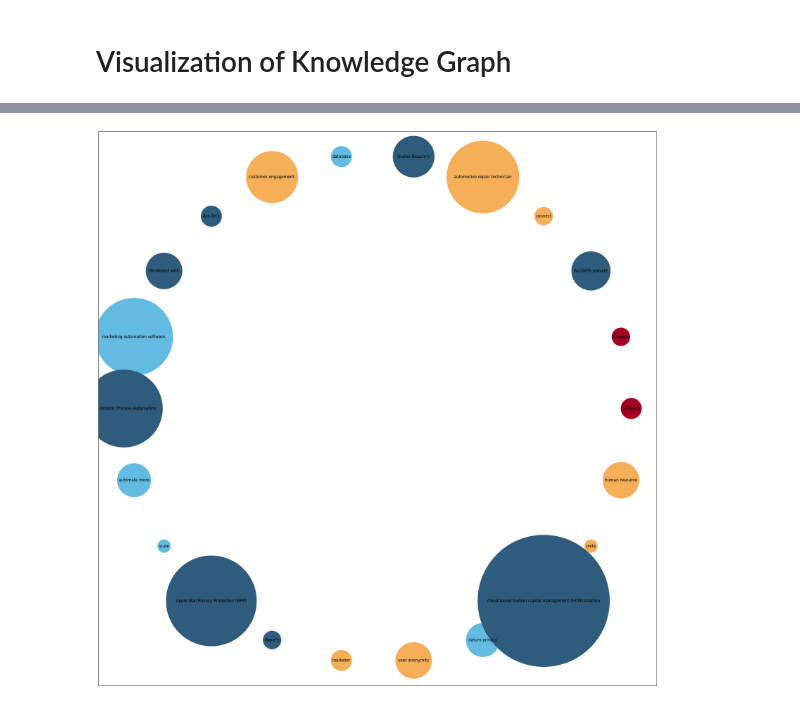
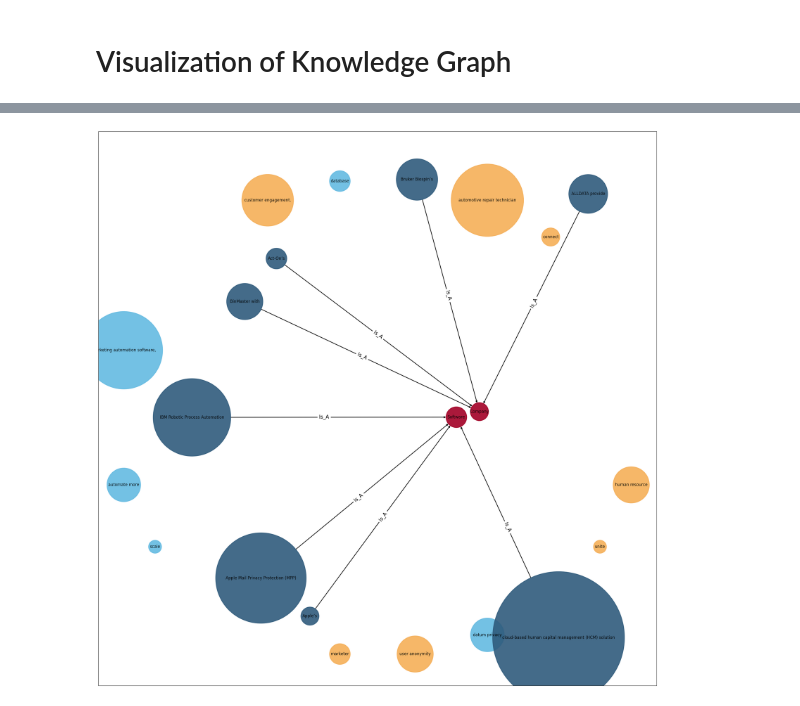
Before and after one commit to athuln-99/BaselineCode, a Jupyter notebook: src/KG Construction.ipynb, the cells around one changed output, grey strips where cells are left out. Drawn from its saved outputs; the diff is of its cells as text; code cells hidden in the pictures.

Commit message:
preprocessing entities for knowledge graph done

```diff
--- a/src/KG Construction.ipynb
+++ b/src/KG Construction.ipynb
@@ -269 +242,5 @@ prediction = pred[0]
+# %%
+noun_based_enitites = ['Company_Name','Internal_Organization', 'Software_Name']
+
+rest_entities = ['Software_Purpose','Development_Scalability','Transaction_Scalability', 'Data_Scalability', 'Userbase_Information']
 # %%
@@ -356,3 +454,11 @@ all_inputs
    'I-Transaction_Scalability',
    'O'],
   'all_entities': ['Development_Scalability', 'Transaction_Scalability']}]
+# %%
+for a in all_inputs:
+    for i in rest_entities:
+        if i in a:
+            print(i,a[i])
+    for i in noun_based_enitites:
+        if i in a:
+            print(i,a[i])
@@ -381,0 +596,14 @@ labels_to_colours = {'Transaction_Scalability': '#64BBE2',
+# %%
+def has_scalability_characteristics_from(input_information, check_string, edge_labels, edges):
+    # Checking if the entities exist
+    if check_string in input_information['all_entities']:
+
+        edge_label = "Has_" + check_string + "_Characteristics_From"
+        # Adding all the Is_A edges
+        for i in input_information[check_string]:
+
+            software_name_node = input_information['Software_Name'][0]
+
+            edges.append([i,i])
+            edge_labels[(i,i)] = edge_label
+    return edge_labels, edges
@@ -399,9 +630,16 @@ for d in all_inputs:
             # adding to the list of nodes
             nodes.append((i,{"color":labels_to_colours[e]}))
 
-    count += 1
-    if count > 5:
-        break
+    # Placing the "Is_A" edges for Software_Name and Company_Name
+    edge_labels, edges = connect_is_a_edged(d, "Software_Name", edge_labels, edges)
+    edge_labels, edges = connect_is_a_edged(d, "Company_Name", edge_labels, edges)
+
+    # Placing the scalability charectisitics edge labels
+    print(d)
+    if 'Data_Scalability' in d:
+        edge_labels, edges = has_scalability_characteristics_from(d, "Data_Scalability", edge_labels, edges)
+
 
 # Add nodes to the graph
 G.add_nodes_from(nodes)
+G.add_edges_from(edges)
@@ -408,25 +661,28 @@ G.add_nodes_from(nodes)
 # %%
 # Compute the positions of nodes using the Kamada-Kawai layout algorithm
 positions = nx.kamada_kawai_layout(G)
 
 # Extract the node information from the graph
 nodes = list(G.nodes(data=True))
 
 node_colors = [b['color'] for (a,b) in nodes]
 labels = {node[0]: node[1].get('label', str(node[0])) for node in nodes}
 node_sizes = [len(label) ** 2 * 60 for label in labels.values()]
 
 # Plot the graph
 plt.figure(figsize=(30, 30))
 nx.draw_networkx(
     G,
     node_color=node_colors,
     pos=positions,
     labels=labels,
     node_size=node_sizes,
+    edge_color='black', width=2, linewidths=2, alpha=0.9, font_size=12
 )
+
+nx.draw_networkx_edge_labels(G, pos=positions, edge_labels=edge_labels, font_size=15)
 
 # Display the plot
 plt.show()
 # %% [output]
-[figure, old version]
+[figure, new version]
```
Also changed, not shown: parts of 20 cells of this notebook.
